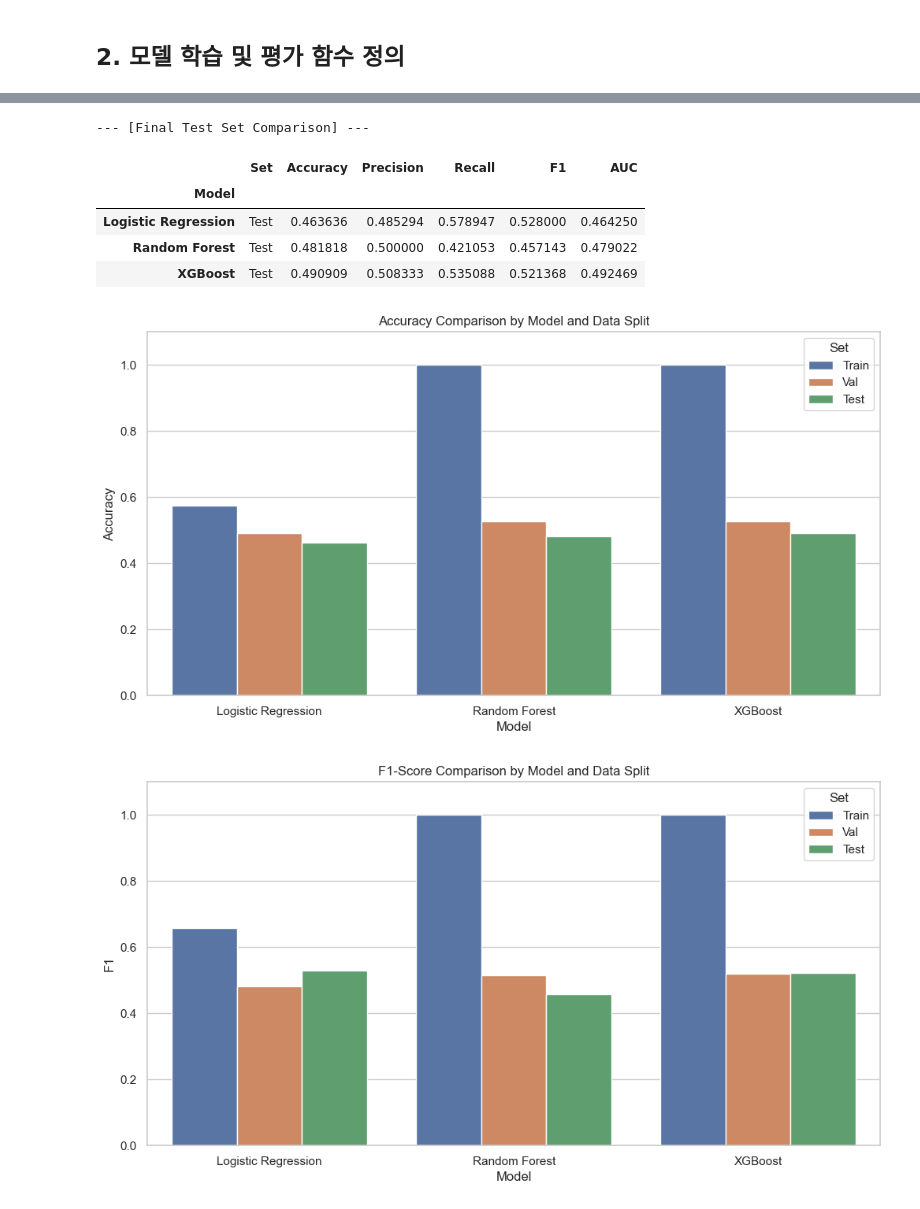
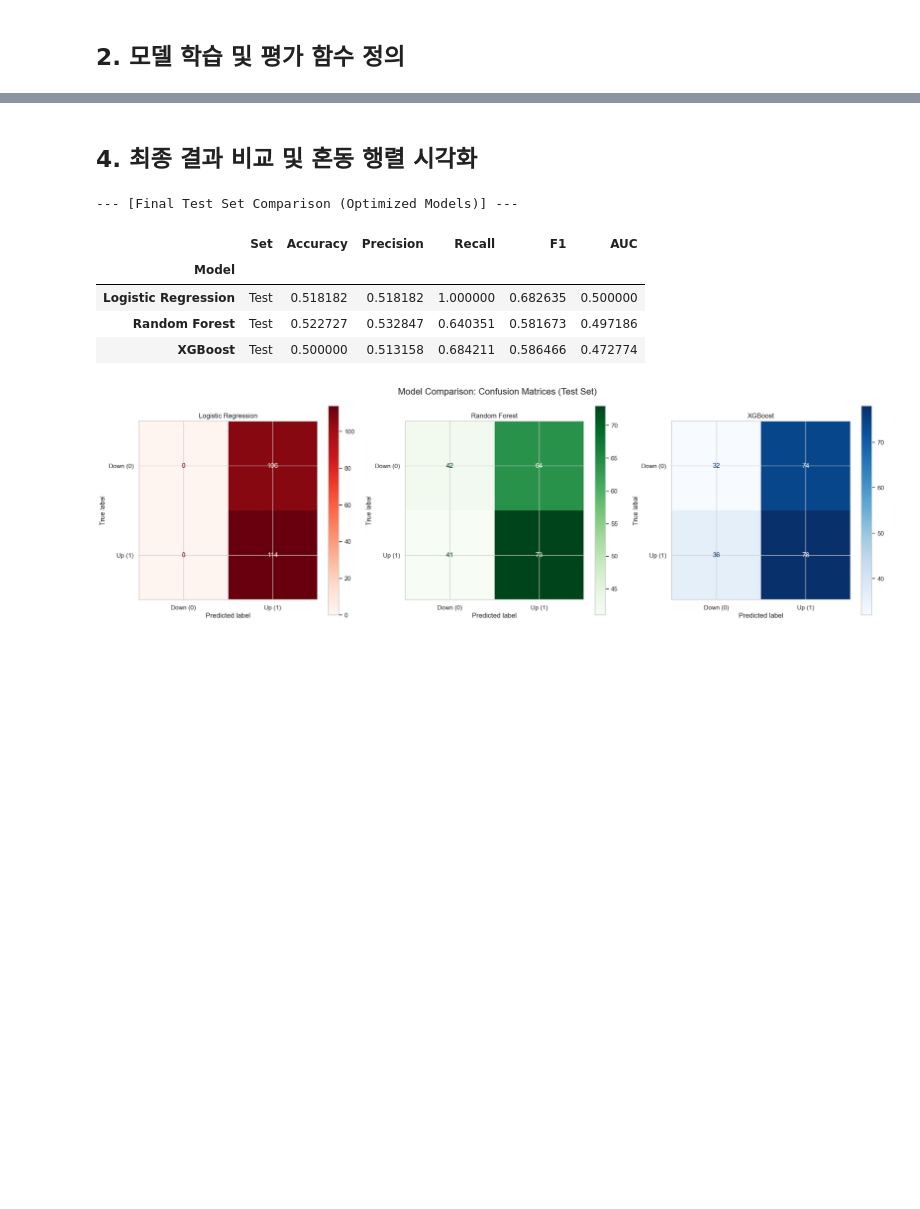
Before and after one commit to 2026-1st/Team_1, a Jupyter notebook: notebooks/model_comparison_lab.ipynb, the cells around one changed output, grey strips where cells are left out. Saved outputs shown, nothing was run; the diff lists cells and outputs as text; code cells hidden in the pictures; blank space fills up the shorter version.

```diff
--- a/notebooks/model_comparison_lab.ipynb
+++ b/notebooks/model_comparison_lab.ipynb
@@ -147,9 +147,0 @@ all_results.extend(evaluate_model(xgb_model, X_train, y_train, X_val, y_val, X_t
-# %%
-lr_model = LogisticRegression(random_state=42)
-rf_model = RandomForestClassifier(n_estimators=200, random_state=42)
-xgb_model = XGBClassifier(n_estimators=200, random_state=42, eval_metric='logloss')
-
-all_results = []
-all_results.extend(evaluate_model(lr_model, X_train, y_train, X_val, y_val, X_test, y_test, "Logistic Regression"))
-all_results.extend(evaluate_model(rf_model, X_train, y_train, X_val, y_val, X_test, y_test, "Random Forest"))
-all_results.extend(evaluate_model(xgb_model, X_train, y_train, X_val, y_val, X_test, y_test, "XGBoost"))
@@ -208,28 +148,35 @@ plt.show()
-# %%
-results_df = pd.DataFrame(all_results)
-
-# Test Set 결과만 필터링하여 비교
-test_comparison = results_df[results_df['Set'] == 'Test'].set_index('Model')
-print("\n--- [Final Test Set Comparison] ---")
-display(test_comparison)
-
-# 시각화: Accuracy 비교
-sns.barplot(data=results_df, x='Model', y='Accuracy', hue='Set')
-plt.title("Accuracy Comparison by Model and Data Split")
-plt.ylim(0, 1.1)
-plt.show()
-
-# 시각화: F1-Score 비교
-sns.barplot(data=results_df, x='Model', y='F1', hue='Set')
-plt.title("F1-Score Comparison by Model and Data Split")
-plt.ylim(0, 1.1)
-plt.show()
-# %% [output]
---- [Final Test Set Comparison] ---
-|  | Set | Accuracy | Precision | Recall | F1 | AUC |
-| Model |  |  |  |  |  |  |
-| Logistic Regression | Test | 0.463636 | 0.485294 | 0.578947 | 0.528000 | 0.464250 |
-| Random Forest | Test | 0.481818 | 0.500000 | 0.421053 | 0.457143 | 0.479022 |
-| XGBoost | Test | 0.490909 | 0.508333 | 0.535088 | 0.521368 | 0.492469 |
-[figure, removed]
-[figure, removed]
+# %% [markdown]
+## 4. 최종 결과 비교 및 혼동 행렬 시각화
+# %%
+results_df = pd.DataFrame(all_results)
+test_results = results_df[results_df['Set'] == 'Test'].set_index('Model')
+
+print("\n--- [Final Test Set Comparison (Optimized Models)] ---")
+display(test_results)
+
+# 혼동 행렬 시각화
+fig, axes = plt.subplots(1, 3, figsize=(20, 6))
+models_to_plot = [
+    (lr_model, "Logistic Regression", 'Reds'),
+    (rf_model, "Random Forest", 'Greens'),
+    (xgb_model, "XGBoost", 'Blues')
+]
+
+for ax, (model, name, cmap) in zip(axes, models_to_plot):
+    y_pred = model.predict(X_test)
+    cm = confusion_matrix(y_test, y_pred)
+    disp = ConfusionMatrixDisplay(confusion_matrix=cm, display_labels=['Down (0)', 'Up (1)'])
+    disp.plot(ax=ax, cmap=cmap, values_format='d')
+    ax.set_title(f"{name}")
+
+plt.suptitle("Model Comparison: Confusion Matrices (Test Set)", fontsize=16)
+plt.tight_layout()
+plt.show()
+# %% [output]
+--- [Final Test Set Comparison (Optimized Models)] ---
+|  | Set | Accuracy | Precision | Recall | F1 | AUC |
+| Model |  |  |  |  |  |  |
+| Logistic Regression | Test | 0.518182 | 0.518182 | 1.000000 | 0.682635 | 0.500000 |
+| Random Forest | Test | 0.522727 | 0.532847 | 0.640351 | 0.581673 | 0.497186 |
+| XGBoost | Test | 0.500000 | 0.513158 | 0.684211 | 0.586466 | 0.472774 |
+[figure, added]
```
Also changed, not shown: parts of 5 cells of this notebook, 26 other files.
